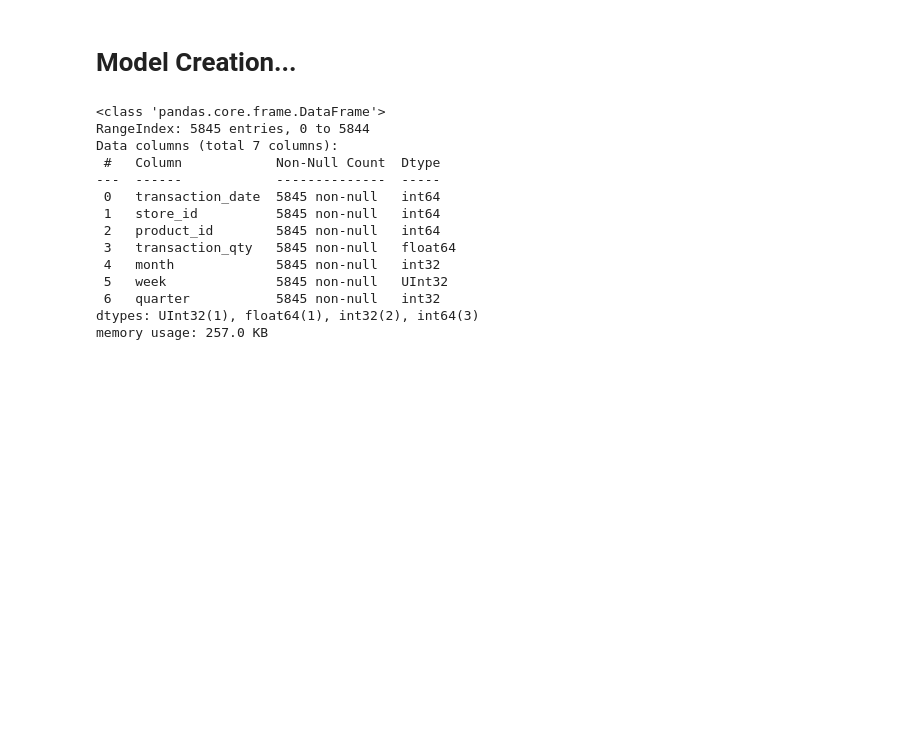
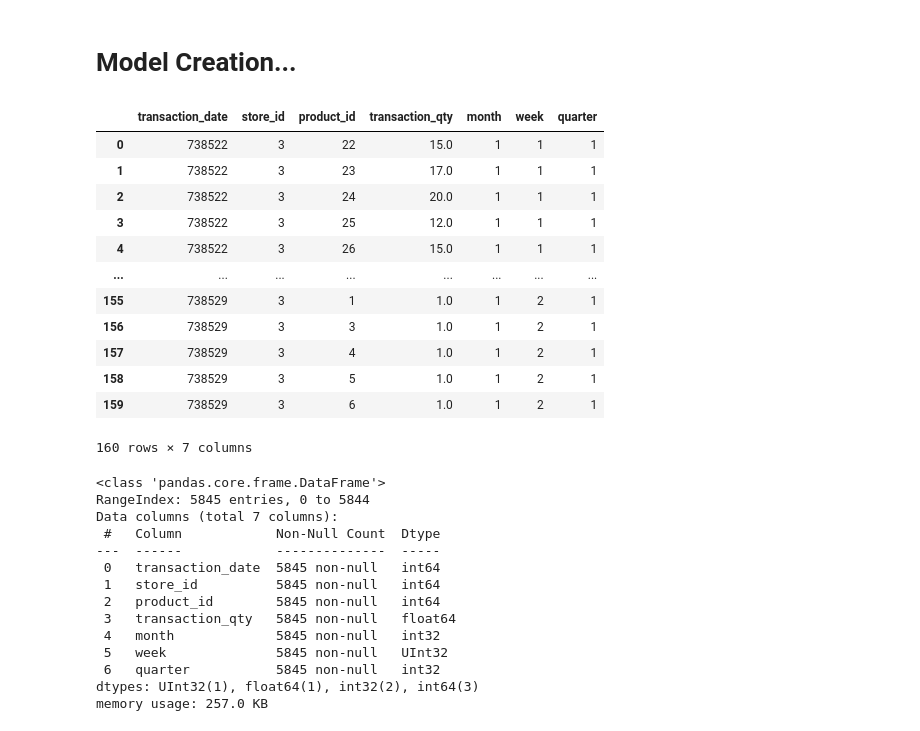
Before and after one commit to Darshan922000/Capstone-2, a Jupyter notebook: Notebook/d_eda.ipynb, the cells around one changed output. Cells and saved outputs as stored; diff of their text form; code cells hidden in the pictures; blank space fills up the shorter version.

```diff
--- a/Notebook/d_eda.ipynb
+++ b/Notebook/d_eda.ipynb
@@ -484,6 +527,22 @@ import numpy as np
 
 # input features and output feature...
 df['transaction_date'] = df['transaction_date'].map(pd.Timestamp.toordinal)  # Convert dates to numeric
+# %%
+df.head(160)
+# %% [output]
+|  | transaction_date | store_id | product_id | transaction_qty | month | week | quarter |
+| 0 | 738522 | 3 | 22 | 15.0 | 1 | 1 | 1 |
+| 1 | 738522 | 3 | 23 | 17.0 | 1 | 1 | 1 |
+| 2 | 738522 | 3 | 24 | 20.0 | 1 | 1 | 1 |
+| 3 | 738522 | 3 | 25 | 12.0 | 1 | 1 | 1 |
+| 4 | 738522 | 3 | 26 | 15.0 | 1 | 1 | 1 |
+| ... | ... | ... | ... | ... | ... | ... | ... |
+| 155 | 738529 | 3 | 1 | 1.0 | 1 | 2 | 1 |
+| 156 | 738529 | 3 | 3 | 1.0 | 1 | 2 | 1 |
+| 157 | 738529 | 3 | 4 | 1.0 | 1 | 2 | 1 |
+| 158 | 738529 | 3 | 5 | 1.0 | 1 | 2 | 1 |
+| 159 | 738529 | 3 | 6 | 1.0 | 1 | 2 | 1 |
+160 rows × 7 columns
 # %%
 df.info()
 # %% [output]
```
Also changed, not shown: parts of 10 cells of this notebook, 1 other file.
